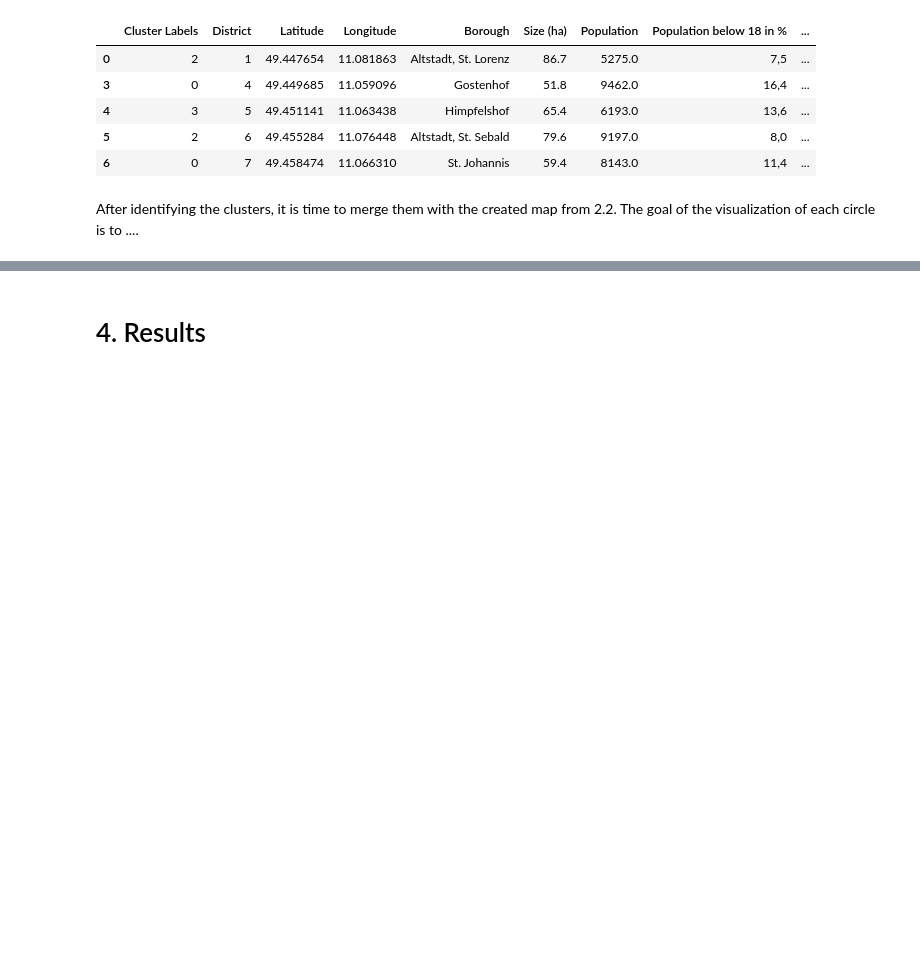
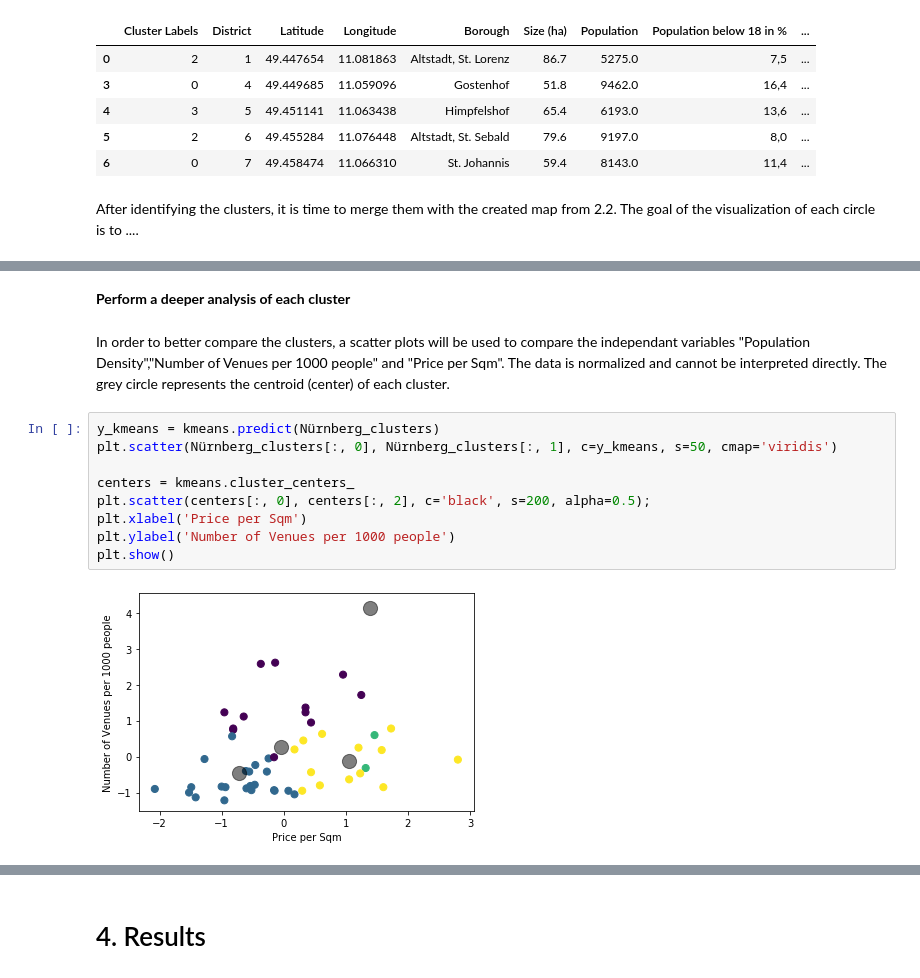
Before and after one commit to Suntzui/Coursera_Capstone, a Jupyter notebook: Applied Data Science Capstone - Final Assignment.ipynb, the cells around one changed output, grey strips where cells are left out. Saved outputs shown, nothing was run; the diff lists cells and outputs as text; blank space fills up the shorter version.

```diff
--- a/Applied Data Science Capstone - Final Assignment.ipynb
+++ b/Applied Data Science Capstone - Final Assignment.ipynb
@@ -593,0 +623,15 @@ First cluster: Description
+# %% [markdown]
+**Perform a deeper analysis of each cluster**
+# %% [markdown]
+In order to better compare the clusters, a scatter plots will be used to compare the independant variables "Population Density","Number of Venues per 1000 people" and "Price per Sqm". The data is normalized and cannot be interpreted directly. The grey circle represents the centroid (center) of each cluster.
+# %%
+y_kmeans = kmeans.predict(Nürnberg_clusters)
+plt.scatter(Nürnberg_clusters[:, 0], Nürnberg_clusters[:, 1], c=y_kmeans, s=50, cmap='viridis')
+
+centers = kmeans.cluster_centers_
+plt.scatter(centers[:, 0], centers[:, 2], c='black', s=200, alpha=0.5);
+plt.xlabel('Price per Sqm')
+plt.ylabel('Number of Venues per 1000 people')
+plt.show()
+# %% [output]
+[figure, added]
```
Also changed, not shown: parts of 22 cells of this notebook.
